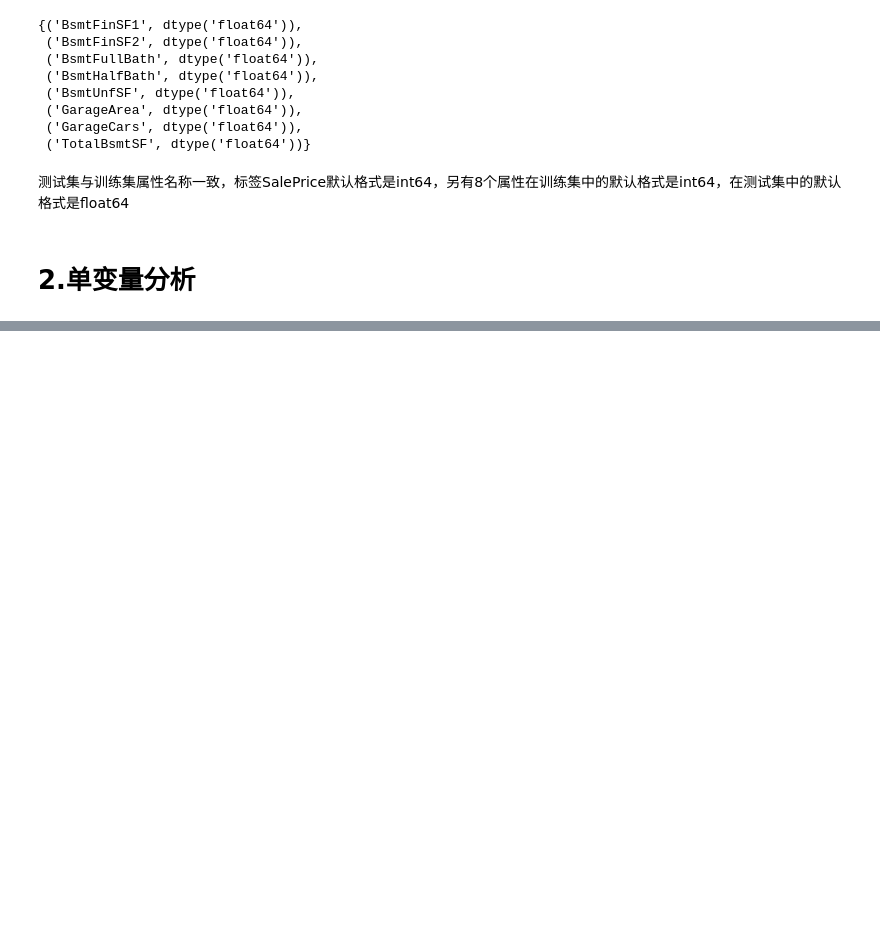
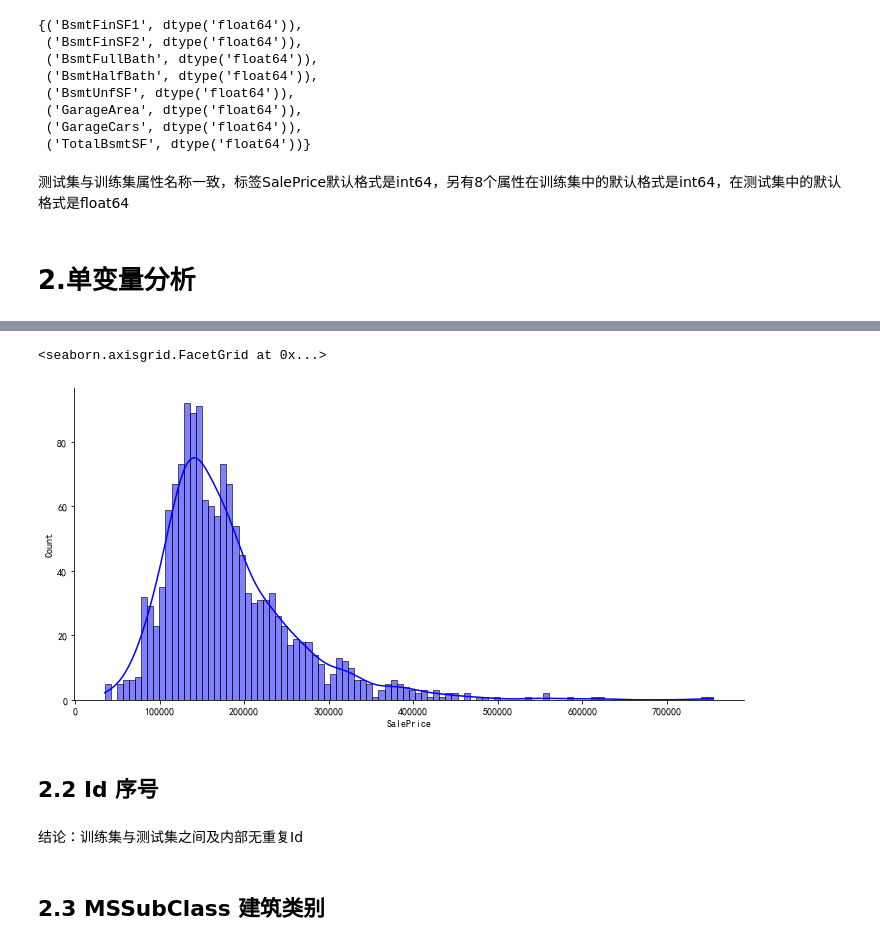
Before and after one commit to malng/DataModelingPortfolio, a Jupyter notebook: House-Prices_Advanced-Regression-Techniques/House-Prices_EDA.ipynb, the cells around one changed output, grey strips where cells are left out. Saved outputs shown, nothing was run; the diff lists cells and outputs as text; code cells hidden in the pictures; blank space fills up the shorter version.

```diff
--- a/House-Prices_Advanced-Regression-Techniques/House-Prices_EDA.ipynb
+++ b/House-Prices_Advanced-Regression-Techniques/House-Prices_EDA.ipynb
@@ -142,0 +162,7 @@ set(i for i in test.dtypes.items()) - set(i for i in train.dtypes.items())
+# %%
+sns.displot(train.SalePrice, kind='hist', kde=True, color='b', bins=100, height=5, aspect=2)
+# %% [output]
+<seaborn.axisgrid.FacetGrid at 0x...>
+[figure, added]
+# %% [markdown]
+## 2.2 Id 序号
@@ -142,0 +171,4 @@ set(i for i in test.dtypes.items()) - set(i for i in train.dtypes.items())
+# %% [markdown]
+结论：训练集与测试集之间及内部无重复Id
+# %% [markdown]
+## 2.3 MSSubClass 建筑类别
```
Also changed, not shown: parts of 13 cells of this notebook.
